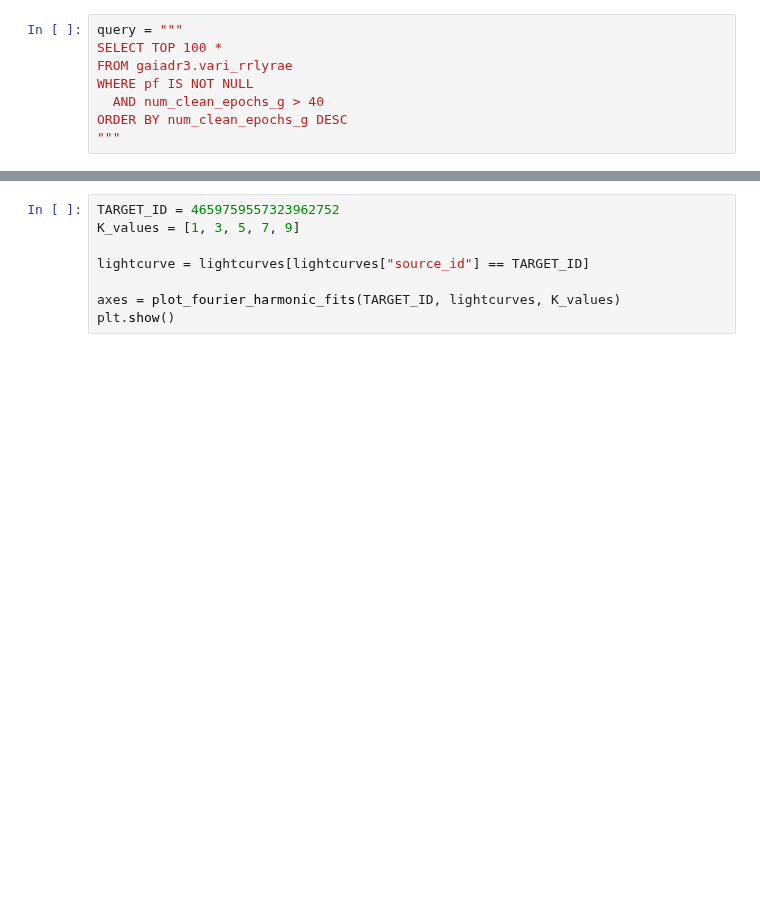
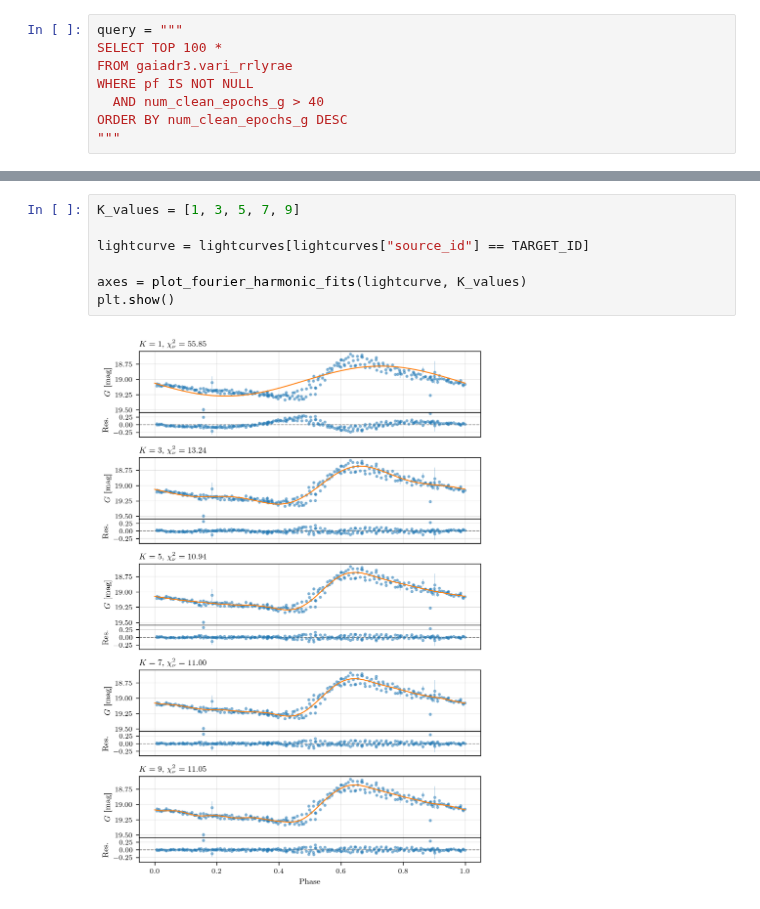
Before and after one commit to raw-asparagus/ay-128, a Jupyter notebook: labs/01/01-01.ipynb, the cells around one changed output, grey strips where cells are left out. Saved outputs shown, nothing was run; the diff lists cells and outputs as text; blank space fills up the shorter version.

```diff
--- a/labs/01/01-01.ipynb
+++ b/labs/01/01-01.ipynb
@@ -166,10 +234,11 @@ So once $\omega$ is fixed, fitting the Fourier series reduces to solving for the
 # %%
-TARGET_ID = 4659759557323962752
 K_values = [1, 3, 5, 7, 9]
 
 lightcurve = lightcurves[lightcurves["source_id"] == TARGET_ID]
 
-axes = plot_fourier_harmonic_fits(TARGET_ID, lightcurves, K_values)
+axes = plot_fourier_harmonic_fits(lightcurve, K_values)
 plt.show()
+# %% [output]
+[figure, added]
 # %%
 cross_validation_res = cross_validate_harmonics(lightcurve)
```
Also changed, not shown: parts of 23 cells of this notebook, 13 other files.
